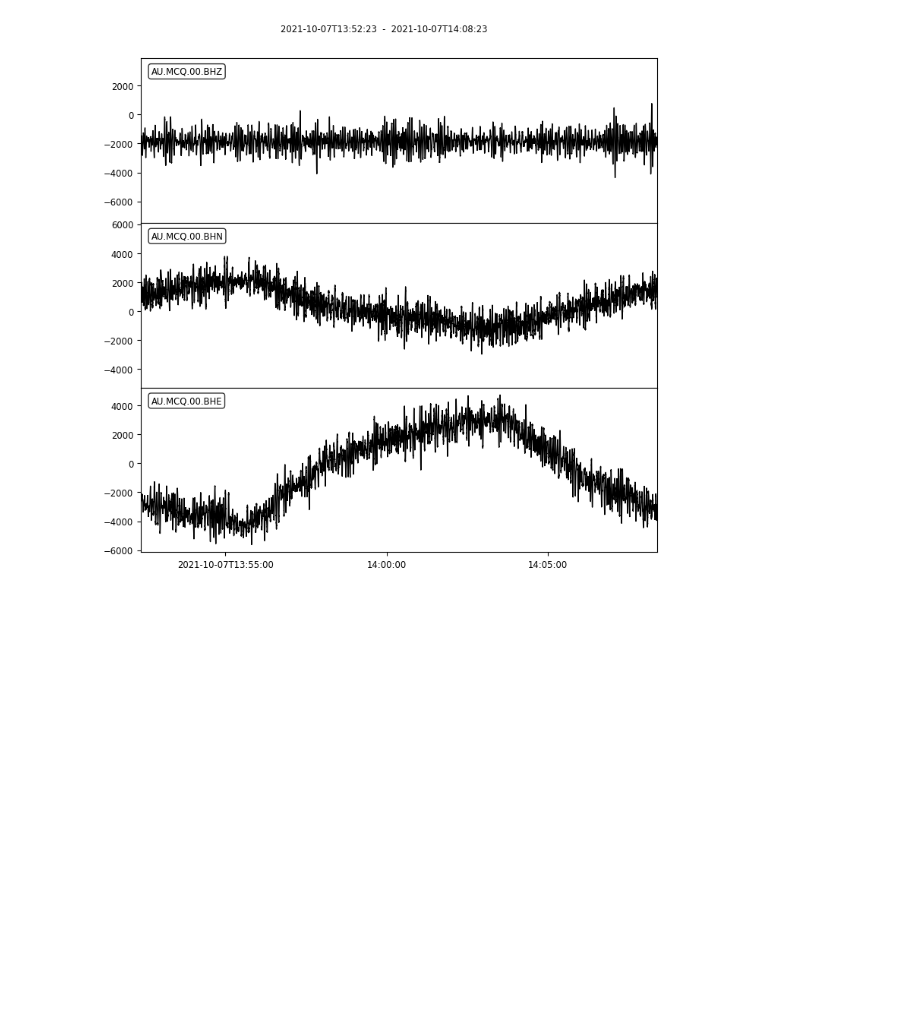
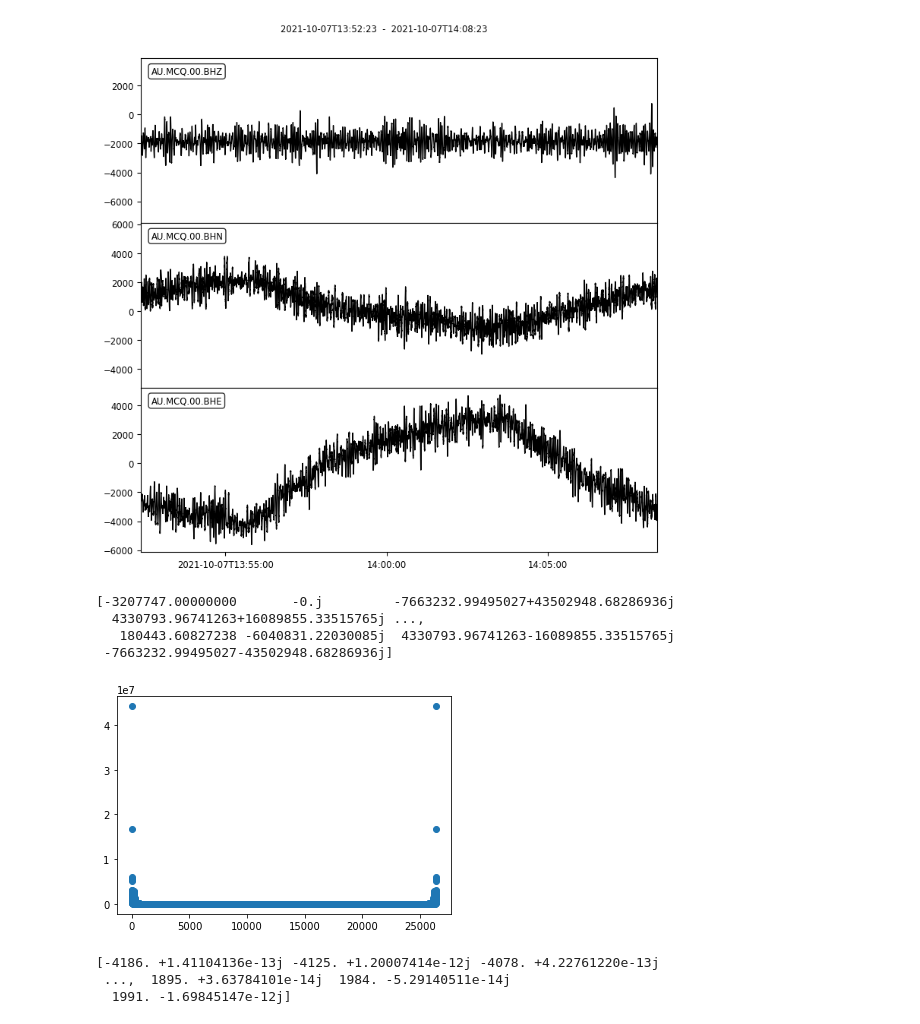
Before and after one commit to zulfaan/signal-time-to-frequency, a Jupyter notebook: obspy-learn-input-data.ipynb, the cells around one changed output. Drawn from its saved outputs; the diff is of its cells as text; code cells hidden in the pictures; blank space fills up the shorter version.

Commit message:
input data

```diff
--- a/obspy-learn-input-data.ipynb
+++ b/obspy-learn-input-data.ipynb
@@ -96,0 +100,15 @@ AU.MCQ.00.BHZ | 2021-10-07T13:52:23.000000Z - 2021-10-07T14:08:23.000000Z | 40.0
+# %%
+datafreq = fftpack.fft(data)
+print(datafreq)
+# %% [output]
+[-3207747.00000000       -0.j         -7663232.99495027+43502948.68286936j
+  4330793.96741263+16089855.33515765j ...,
+   180443.60827238 -6040831.22030085j  4330793.96741263-16089855.33515765j
+ -7663232.99495027-43502948.68286936j]
+# %%
+import matplotlib.pyplot as plt
+
+plt.plot(abs(datafreq), "o")
+plt.show()
+# %% [output]
+[figure, added]
@@ -96,0 +117,6 @@ AU.MCQ.00.BHZ | 2021-10-07T13:52:23.000000Z - 2021-10-07T14:08:23.000000Z | 40.0
+# %%
+print(datainvfreq)
+# %% [output]
+[-4186. +1.41104136e-13j -4125. +1.20007414e-12j -4078. +4.22761220e-13j
+ ...,  1895. +3.63784101e-14j  1984. -5.29140511e-14j
+  1991. -1.69845147e-12j]
```
Also changed, not shown: parts of 3 cells of this notebook.
